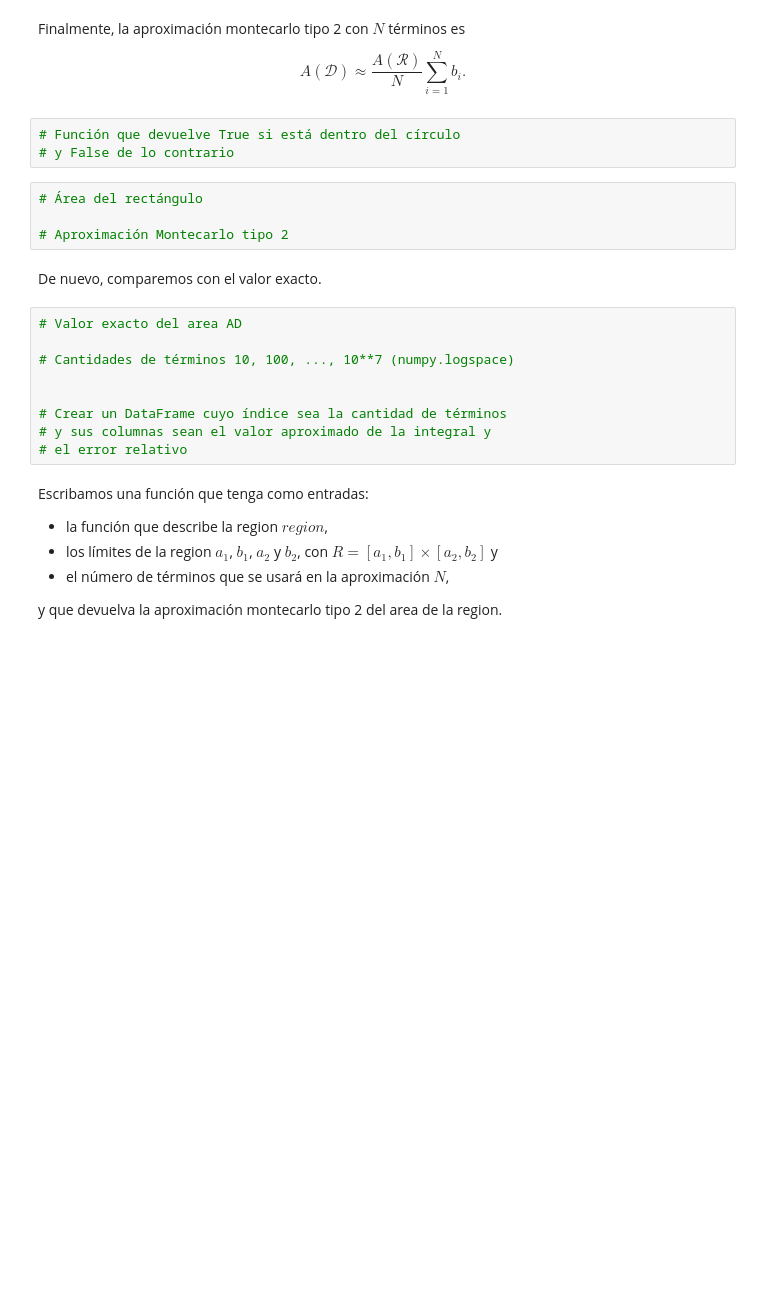
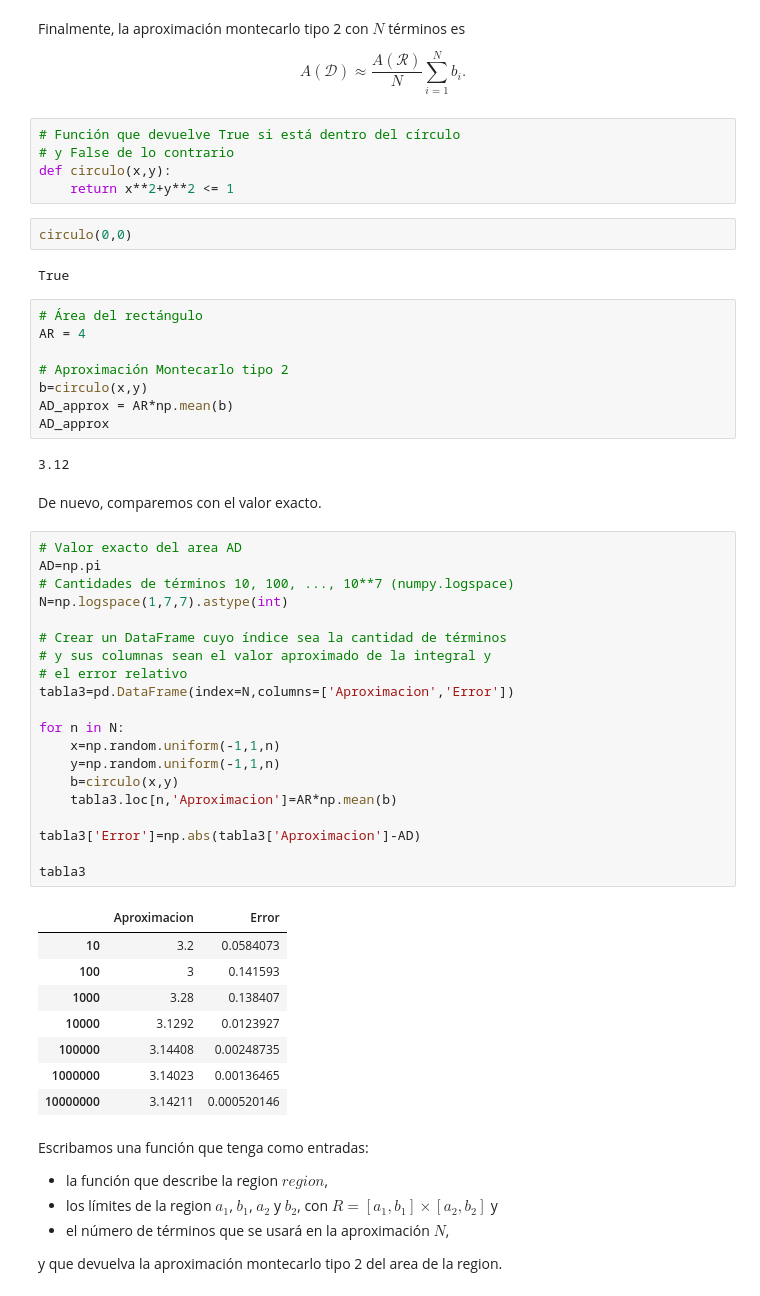
Before and after one commit to luischi1/Simulaci-n-matem-tica, a Jupyter notebook: Clase10_IntegracionMontecarlo actualizada.ipynb, the cells around one changed output. Saved outputs shown, nothing was run; the diff lists cells and outputs as text; blank space fills up the shorter version.

```diff
--- a/Clase10_IntegracionMontecarlo actualizada.ipynb
+++ b/Clase10_IntegracionMontecarlo actualizada.ipynb
@@ -351,21 +383,53 @@ $$A(\mathcal{D})\approx \frac{A(\mathcal{R})}{N}\sum_{i=1}^{N}b_i.$$
 # %%
 # Función que devuelve True si está dentro del círculo
 # y False de lo contrario
+def circulo(x,y):
+    return x**2+y**2 <= 1
+# %%
+circulo(0,0)
+# %% [output]
+True
 # %%
 # Área del rectángulo
+AR = 4
 
 # Aproximación Montecarlo tipo 2
+b=circulo(x,y)
+AD_approx = AR*np.mean(b)
+AD_approx
+# %% [output]
+3.12
 # %% [markdown]
 De nuevo, comparemos con el valor exacto.
 # %%
 # Valor exacto del area AD
-
+AD=np.pi
 # Cantidades de términos 10, 100, ..., 10**7 (numpy.logspace)
-
+N=np.logspace(1,7,7).astype(int)
 
 # Crear un DataFrame cuyo índice sea la cantidad de términos
 # y sus columnas sean el valor aproximado de la integral y
 # el error relativo
+tabla3=pd.DataFrame(index=N,columns=['Aproximacion','Error'])
+
+for n in N:
+    x=np.random.uniform(-1,1,n)
+    y=np.random.uniform(-1,1,n)
+    b=circulo(x,y)
+    tabla3.loc[n,'Aproximacion']=AR*np.mean(b)
+
+tabla3['Error']=np.abs(tabla3['Aproximacion']-AD)
+
+tabla3
+# %% [output]
+|  | Aproximacion | Error |
+| 10 | 3.2 | 0.0584073 |
+| 100 | 3 | 0.141593 |
+| 1000 | 3.28 | 0.138407 |
+| 10000 | 3.1292 | 0.0123927 |
+| 100000 | 3.14408 | 0.00248735 |
+| 1000000 | 3.14023 | 0.00136465 |
+| 10000000 | 3.14211 | 0.000520146 |
 # %% [markdown]
 Escribamos una función que tenga como entradas:
 - la función que describe la region $region$,
```
Also changed, not shown: parts of 17 cells of this notebook.
